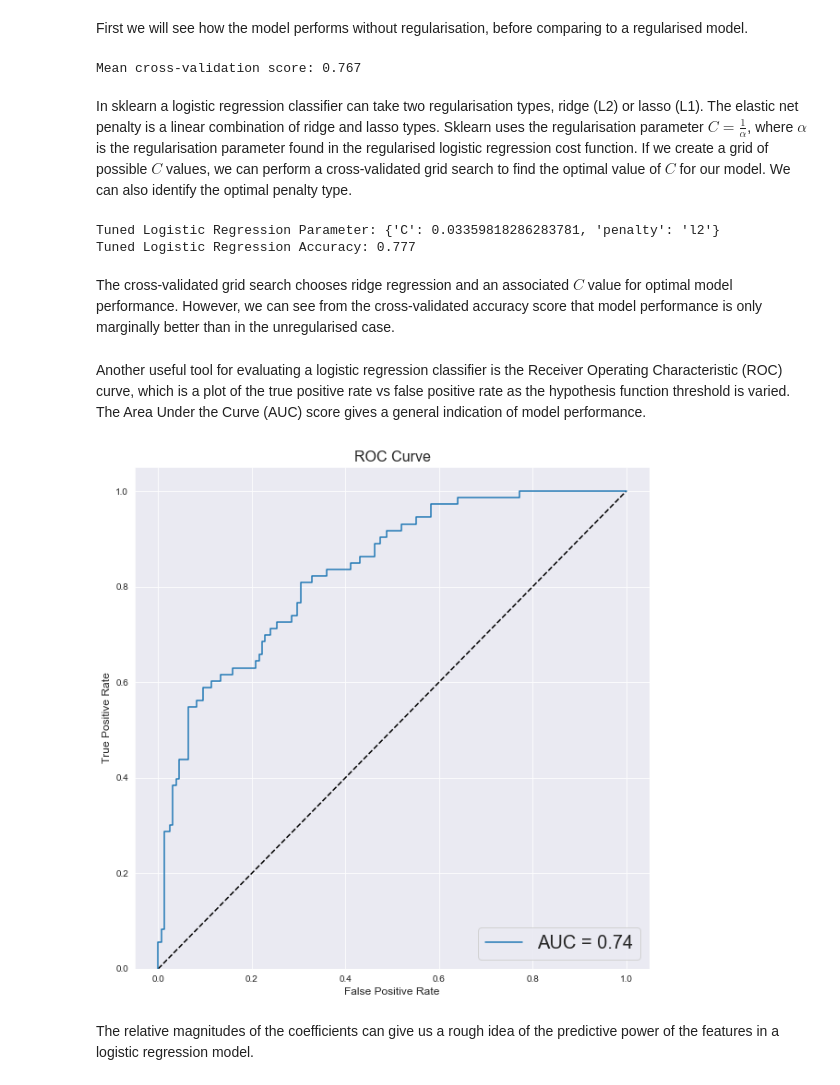
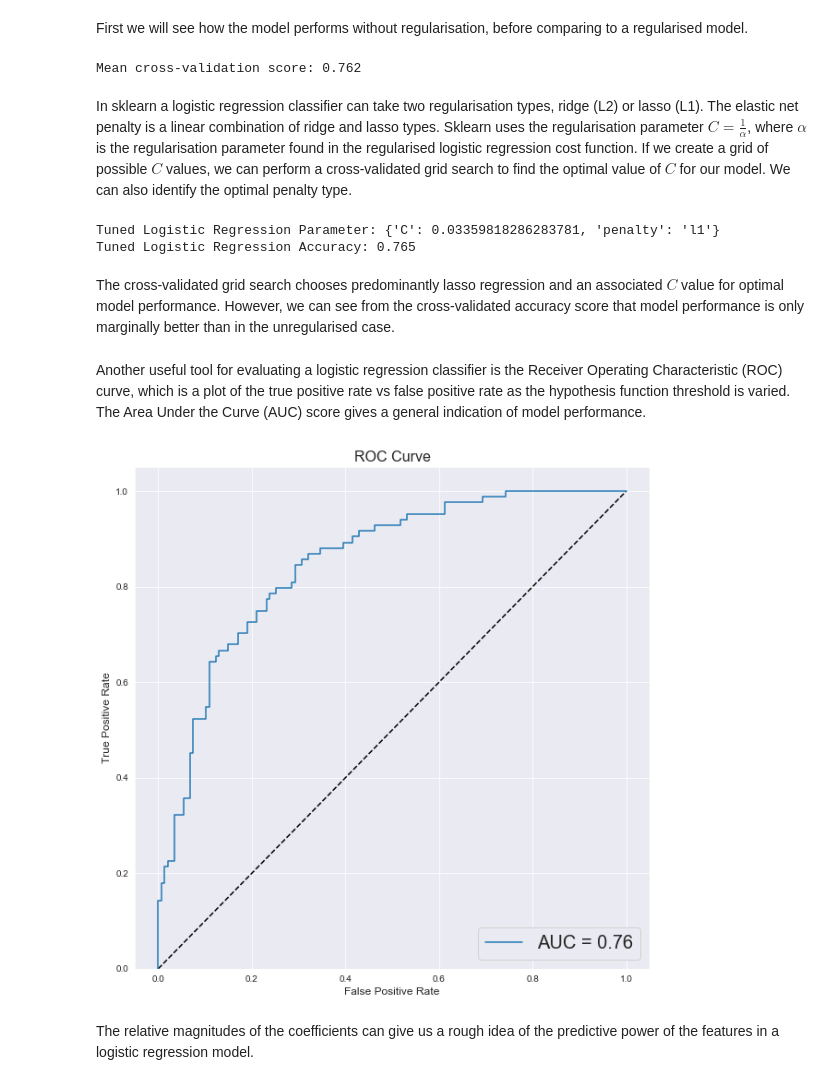
Before and after one commit to Nitram-codes/Supervised-Learning, a Jupyter notebook: Logistic Regression/Logistic Regression Diabetes.ipynb, the cells around one changed output. Saved outputs shown, nothing was run; the diff lists cells and outputs as text; code cells hidden in the pictures.

```diff
--- a/Logistic Regression/Logistic Regression Diabetes.ipynb
+++ b/Logistic Regression/Logistic Regression Diabetes.ipynb
@@ -96,13 +92,21 @@ X_scaled = scaler.fit_transform(X)
+# %%
+# generate training and testing sets
+X_train, X_test, y_train, y_test = train_test_split(X, y, test_size = 0.3, random_state = 42)
+
+# fit scaler on the training set, then transform the training and testing sets
+scaler = StandardScaler()
+X_train_scaled = scaler.fit_transform(X_train)
+X_test_scaled = scaler.transform(X_test)
 # %% [markdown]
 First we will see how the model performs without regularisation, before comparing to a regularised model.
 # %%
 # create the logistic regression classifier
 log_reg = LogisticRegression(solver='liblinear', C = 1e5)
 # instantiate the GridSearch object
-log_reg_cv = cross_val_score(log_reg, X_scaled, y, cv = 5)
+log_reg_cv = cross_val_score(log_reg, X_train_scaled, y_train, cv = 5)
 print('Mean cross-validation score: {:.3f}'.format(np.mean(log_reg_cv)))
 # %% [output]
-Mean cross-validation score: 0.767
+Mean cross-validation score: 0.762
 # %% [markdown]
 In sklearn a logistic regression classifier can take two regularisation types, ridge (L2) or lasso (L1). The elastic net penalty is a linear combination of ridge and lasso types. Sklearn uses the regularisation parameter $C=\frac{1}{\alpha}$, where $\alpha$ is the regularisation parameter found in the regularised logistic regression cost function. If we create a grid of possible $C$ values, we can perform a cross-validated grid search to find the optimal value of $C$ for our model. We can also identify the optimal penalty type.
 # %%
@@ -113,52 +117,48 @@ param_grid = {'C': c_space, 'penalty': ['l1', 'l2']}
 log_reg2 = LogisticRegression(solver = 'liblinear')
 # perform cross-validated grid search
 log_reg_cv = GridSearchCV(log_reg2, param_grid, cv = 5)
-log_reg_cv.fit(X_scaled, y)
+log_reg_cv.fit(X_train_scaled, y_train)
 print('Tuned Logistic Regression Parameter: {}'.format(log_reg_cv.best_params_))
 print('Tuned Logistic Regression Accuracy: {:.3f}'.format(log_reg_cv.best_score_))
 # %% [output]
-Tuned Logistic Regression Parameter: {'C': 0.03359818286283781, 'penalty': 'l2'}
-Tuned Logistic Regression Accuracy: 0.777
+Tuned Logistic Regression Parameter: {'C': 0.03359818286283781, 'penalty': 'l1'}
+Tuned Logistic Regression Accuracy: 0.765
 # %% [markdown]
-The cross-validated grid search chooses ridge regression and an associated $C$ value for optimal model performance. However, we can see from the cross-validated accuracy score that model performance is only marginally better than in the unregularised case.
+The cross-validated grid search chooses predominantly lasso regression and an associated $C$ value for optimal model performance. However, we can see from the cross-validated accuracy score that model performance is only marginally better than in the unregularised case.
 # %% [markdown]
 Another useful tool for evaluating a logistic regression classifier is the Receiver Operating Characteristic (ROC) curve, which is a plot of the true positive rate vs false positive rate as the hypothesis function threshold is varied. The Area Under the Curve (AUC) score gives a general indication of model performance.
 # %%
 # create optimal classifier from tuned hyperparameters
 log_reg_optimal = log_reg_cv.best_estimator_
 
-# generate training and testing sets
-X_train, X_test, y_train, y_test = train_test_split(X_scaled, y, test_size = 0.3,
-                                   random_state = 42)
-
 # train classifier
-log_reg_optimal.fit(X_train, y_train)
+log_reg_optimal.fit(X_train_scaled, y_train)
 # make predictions on test set
-y_pred = log_reg_optimal.predict(X_test)
+y_pred = log_reg_optimal.predict(X_test_scaled)
 
 # generate plot
 sns.set_style('darkgrid')
 fig = plt.figure(figsize = (10, 10))
 ax = fig.add_subplot(111)
 ax.plot([0, 1], [0, 1], 'k--')
 ax.set_xlabel('False Positive Rate', fontsize = 12)
 ax.set_ylabel('True Positive Rate', fontsize = 12)
 ax.set_title('ROC Curve', fontsize = 16)
 ax.set_ylim(0,)
 
 # plot ROC curve
 # get probabilities that y_test is predicted 1
-y_pred_prob = log_reg_optimal.predict_proba(X_test)[:,1]
+y_pred_prob = log_reg_optimal.predict_proba(X_test_scaled)[:,1]
 # get false positive and true positive rates
 fpr, tpr, thresholds = roc_curve(y_test, y_pred_prob)
 # compute area under curve score
 auc_score = roc_auc_score(y_test, y_pred)
 # plot ROC curve on ax
 ax.plot(fpr, tpr, label = 'AUC = {:.2f}'.format(auc_score))
 plt.legend(loc = 'lower right', prop = {'size': 20})
 plt.show()
 # %% [output]
-[figure, old version]
+[figure, new version]
 # %% [markdown]
 The relative magnitudes of the coefficients can give us a rough idea of the predictive power of the features in a logistic regression model.
 # %%
```
Also changed, not shown: parts of 4 cells of this notebook.
